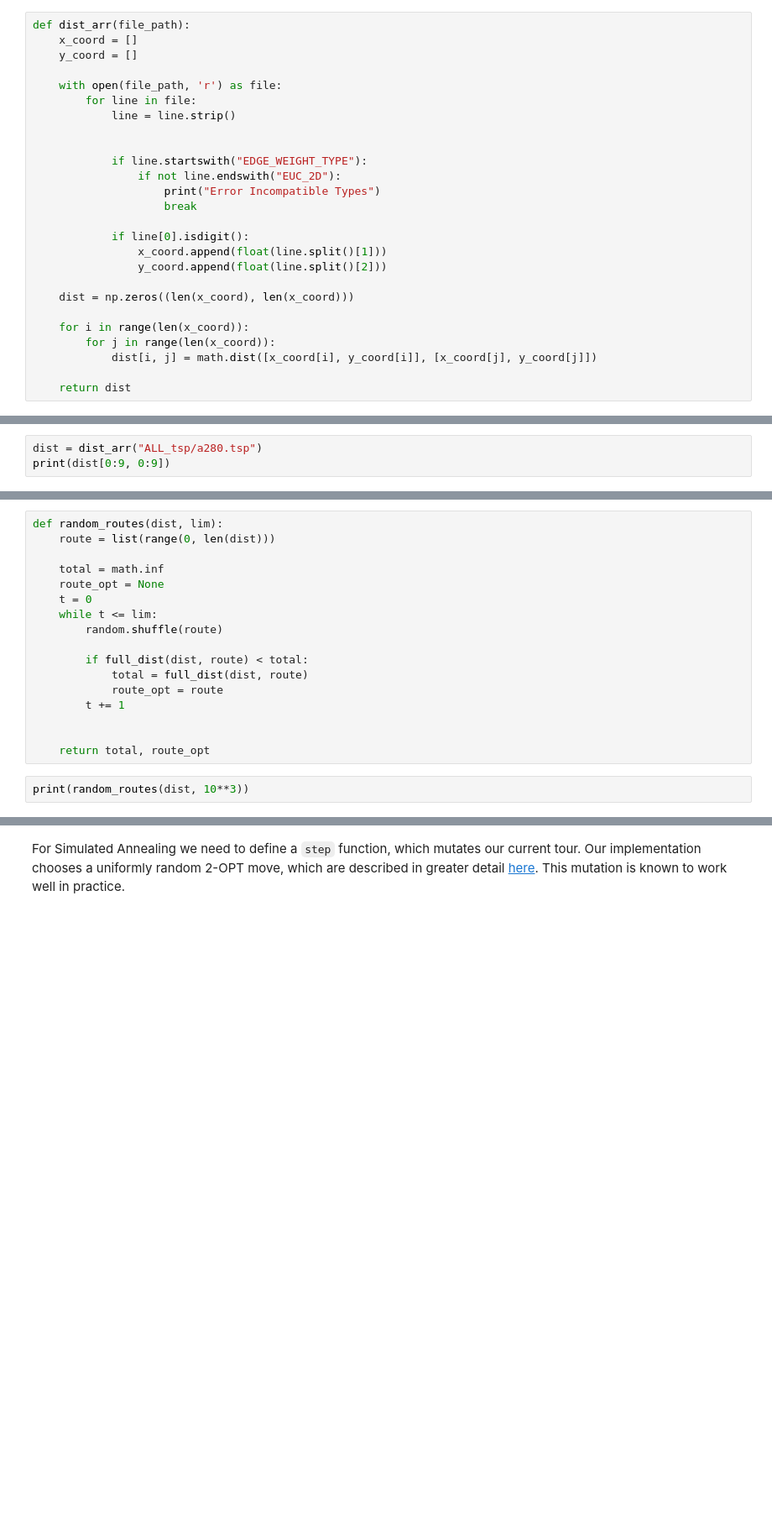
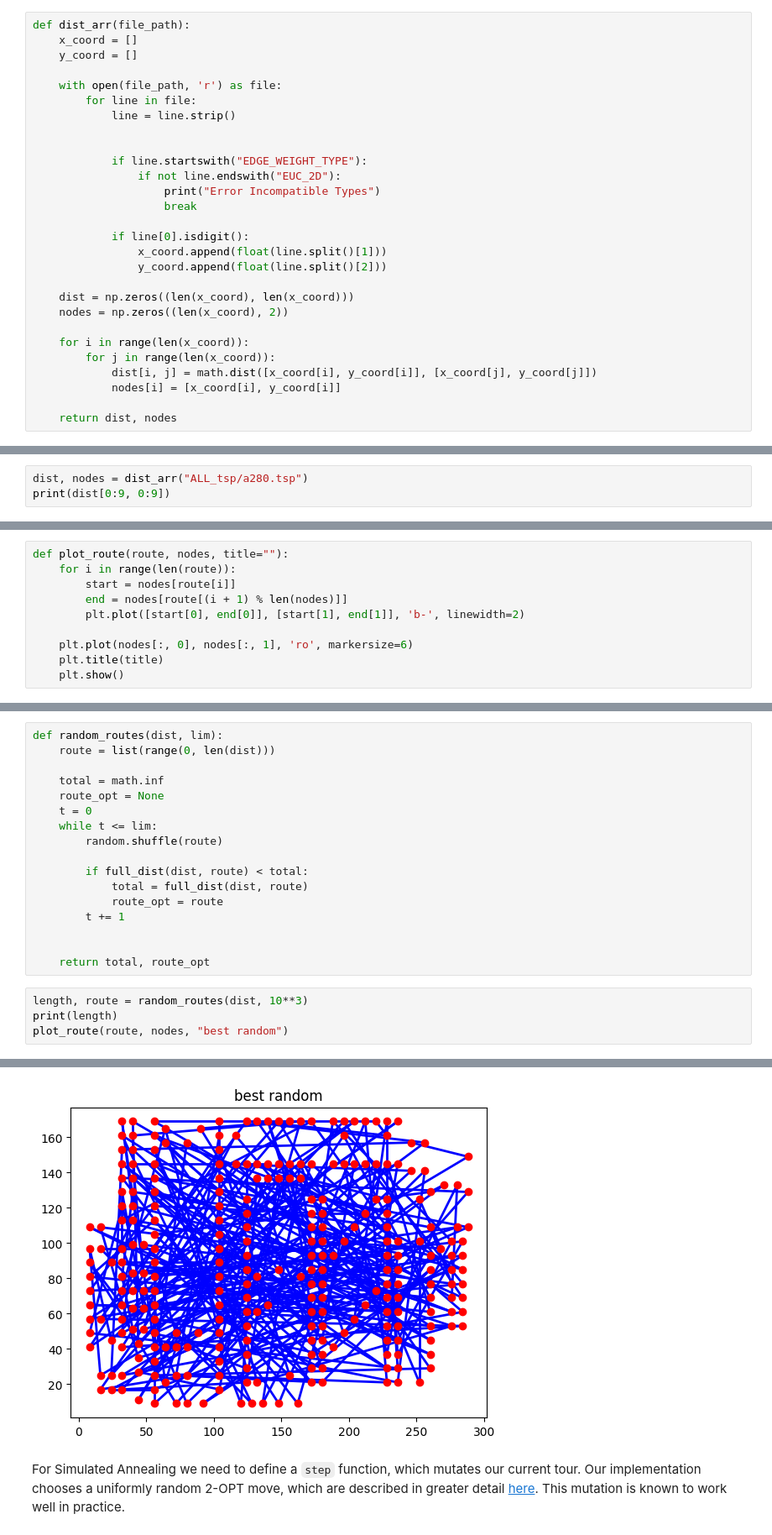
Before and after one commit to j-d-hein/TSP-SimAnn, a Jupyter notebook: tsp.ipynb, the cells around one changed output, grey strips where cells are left out. Shown at 84% size. Drawn from its saved outputs; the diff is of its cells as text; blank space fills up the shorter version.

Commit message:
add route plot

```diff
--- a/tsp.ipynb
+++ b/tsp.ipynb
@@ -29,9 +29,11 @@ def dist_arr(file_path):
                 y_coord.append(float(line.split()[2]))
 
     dist = np.zeros((len(x_coord), len(x_coord)))
+    nodes = np.zeros((len(x_coord), 2))
 
     for i in range(len(x_coord)):
         for j in range(len(x_coord)):
             dist[i, j] = math.dist([x_coord[i], y_coord[i]], [x_coord[j], y_coord[j]])
+            nodes[i] = [x_coord[i], y_coord[i]]
 
-    return dist
+    return dist, nodes
@@ -38,5 +42,5 @@ def dist_arr(file_path):
 # %%
-dist = dist_arr("ALL_tsp/a280.tsp")
+dist, nodes = dist_arr("ALL_tsp/a280.tsp")
 print(dist[0:9, 0:9])
 # %% [output]
 [[ 0.         20.         24.08318916 32.984845   32.984845   42.75511665
@@ -69,3 +75,13 @@ def full_dist(dist, route):
+# %%
+def plot_route(route, nodes, title=""):
+    for i in range(len(route)):
+        start = nodes[route[i]]
+        end = nodes[route[(i + 1) % len(nodes)]]
+        plt.plot([start[0], end[0]], [start[1], end[1]], 'b-', linewidth=2)
+
+    plt.plot(nodes[:, 0], nodes[:, 1], 'ro', markersize=6)
+    plt.title(title)
+    plt.show()
 # %% [markdown]
 We start with a simple random search to gain some intuition about the search space. The following function will generate `lim` many random routes and identify the shortest one among them.
 # %%
@@ -86,5 +102,7 @@ def random_routes(dist, lim):
 
     return total, route_opt
 # %%
-print(random_routes(dist, 10**3))
+length, route = random_routes(dist, 10**3)
+print(length)
+plot_route(route, nodes, "best random")
 # %% [output]
@@ -92,3 +110,4 @@ print(random_routes(dist, 10**3))
+[figure, added]
 # %% [markdown]
 For Simulated Annealing we need to define a `step` function, which mutates our current tour. Our implementation chooses a uniformly random 2-OPT move, which are described in greater detail [here](https://jmsallan.netlify.app/blog/2-opt-moves-in-the-travelling-salesman-problem/). This mutation is known to work well in practice.
 # %%
```
Also changed, not shown: parts of 8 cells of this notebook.
